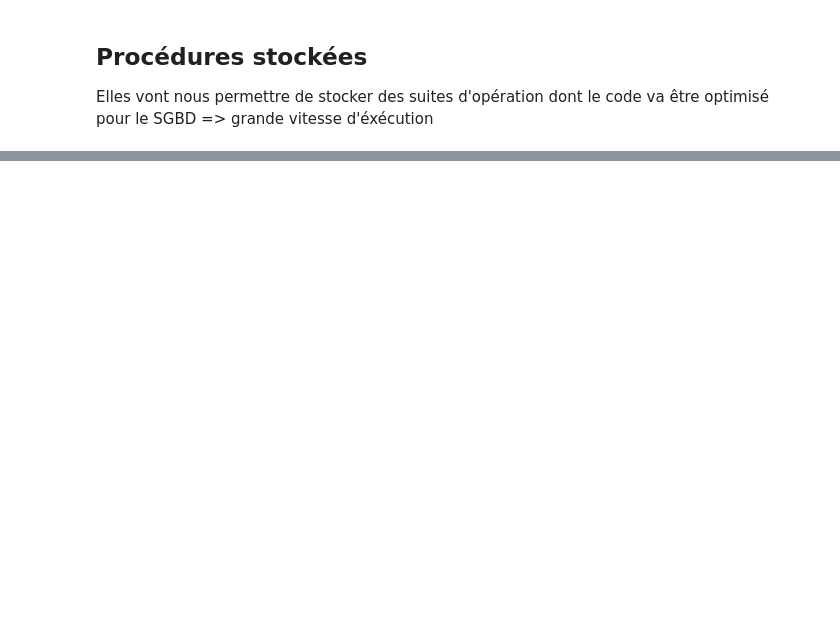
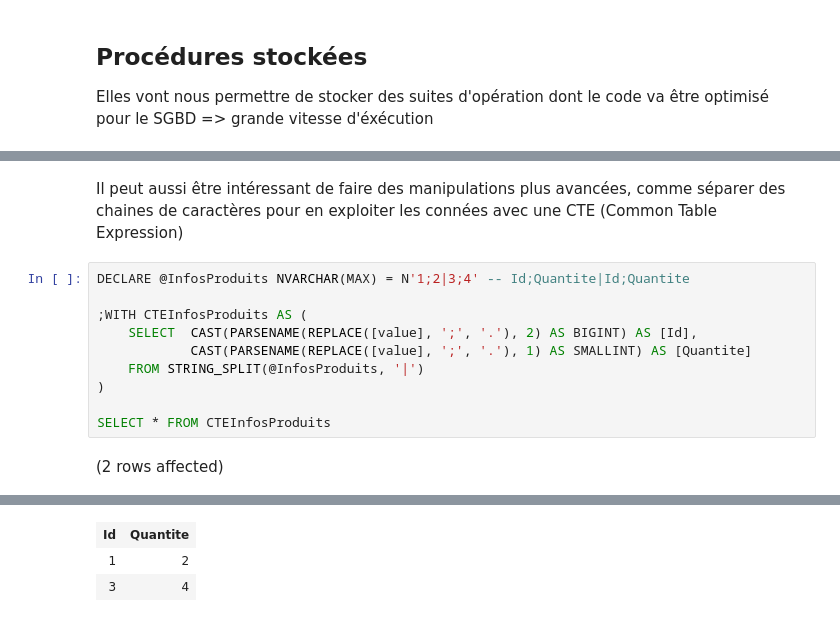
Before and after one commit to mbaumanndev/iut-2a-bdda, a Jupyter notebook: SQL.ipynb, the cells around one changed output, grey strips where cells are left out. Saved outputs shown, nothing was run; the diff lists cells and outputs as text; blank space fills up the shorter version.

```diff
--- a/SQL.ipynb
+++ b/SQL.ipynb
@@ -723,0 +786,14 @@ Total execution time: 00:00:00.009
+# %% [markdown]
+Il peut aussi être intéressant de faire des manipulations plus avancées, comme séparer des chaines de caractères pour en exploiter les connées avec une CTE (Common Table Expression)
+# %%
+DECLARE @InfosProduits NVARCHAR(MAX) = N'1;2|3;4' -- Id;Quantite|Id;Quantite
+
+;WITH CTEInfosProduits AS (
+    SELECT  CAST(PARSENAME(REPLACE([value], ';', '.'), 2) AS BIGINT) AS [Id],
+            CAST(PARSENAME(REPLACE([value], ';', '.'), 1) AS SMALLINT) AS [Quantite]
+    FROM STRING_SPLIT(@InfosProduits, '|')
+)
+
+SELECT * FROM CTEInfosProduits
+# %% [output]
+(2 rows affected)
@@ -723,0 +801,3 @@ Total execution time: 00:00:00.009
+| Id | Quantite |
+| 1 | 2 |
+| 3 | 4 |
```
Also changed, not shown: parts of 44 cells of this notebook.
